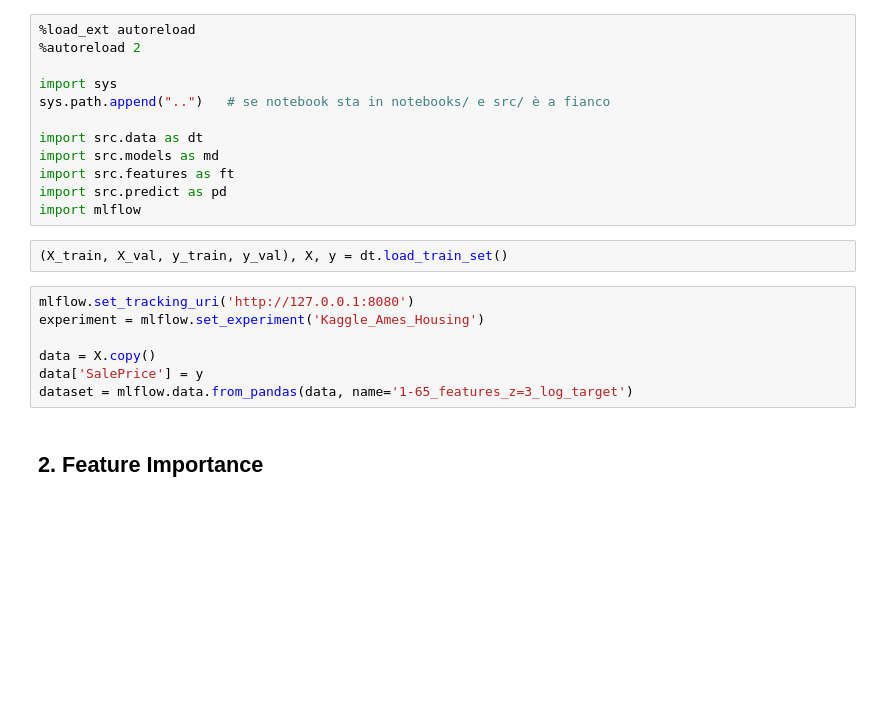
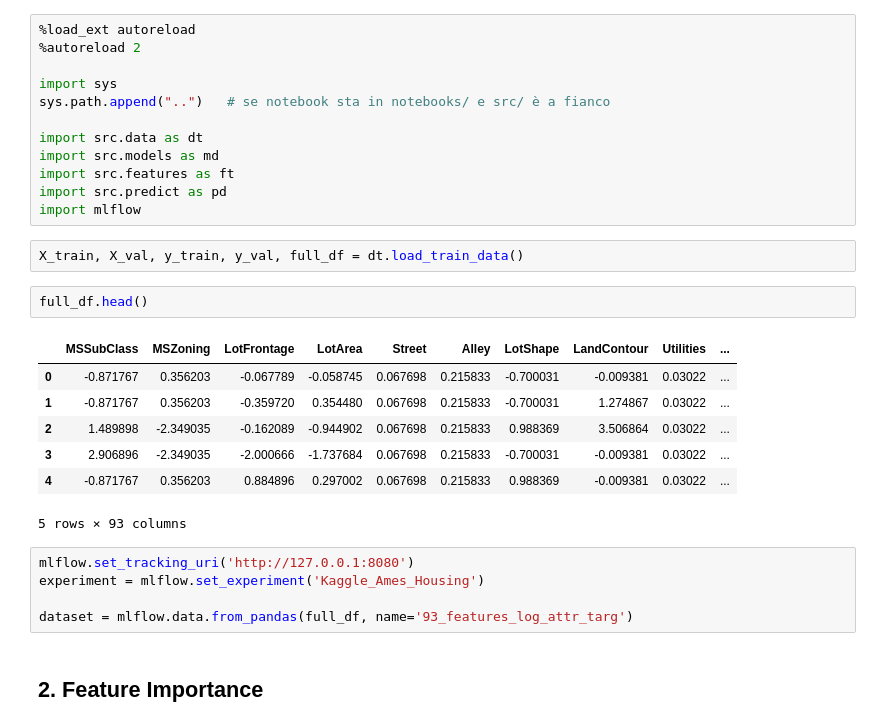
Before and after one commit to gianlucaascari/house-prices-competition, a Jupyter notebook: notebooks/predictions-3.ipynb, the cells around one changed output. Drawn from its saved outputs; the diff is of its cells as text; blank space fills up the shorter version.

```diff
--- a/notebooks/predictions-3.ipynb
+++ b/notebooks/predictions-3.ipynb
@@ -11,14 +11,22 @@ import src.features as ft
 import src.predict as pd
 import mlflow
 # %%
-(X_train, X_val, y_train, y_val), X, y = dt.load_train_set()
+X_train, X_val, y_train, y_val, full_df = dt.load_train_data()
+# %%
+full_df.head()
+# %% [output]
+|  | MSSubClass | MSZoning | LotFrontage | LotArea | Street | Alley | LotShape | LandContour | Utilities | ... |
+| 0 | -0.871767 | 0.356203 | -0.067789 | -0.058745 | 0.067698 | 0.215833 | -0.700031 | -0.009381 | 0.03022 | ... |
+| 1 | -0.871767 | 0.356203 | -0.359720 | 0.354480 | 0.067698 | 0.215833 | -0.700031 | 1.274867 | 0.03022 | ... |
+| 2 | 1.489898 | -2.349035 | -0.162089 | -0.944902 | 0.067698 | 0.215833 | 0.988369 | 3.506864 | 0.03022 | ... |
+| 3 | 2.906896 | -2.349035 | -2.000666 | -1.737684 | 0.067698 | 0.215833 | -0.700031 | -0.009381 | 0.03022 | ... |
+| 4 | -0.871767 | 0.356203 | 0.884896 | 0.297002 | 0.067698 | 0.215833 | 0.988369 | -0.009381 | 0.03022 | ... |
+5 rows × 93 columns
 # %%
 mlflow.set_tracking_uri('http://127.0.0.1:8080')
 experiment = mlflow.set_experiment('Kaggle_Ames_Housing')
 
-data = X.copy()
-data['SalePrice'] = y
-dataset = mlflow.data.from_pandas(data, name='1-65_features_z=3_log_target')
+dataset = mlflow.data.from_pandas(full_df, name='93_features_log_attr_targ')
 # %% [markdown]
 ## 2. Feature Importance
 # %%
```
Also changed, not shown: parts of 13 cells of this notebook, 27 other files.
